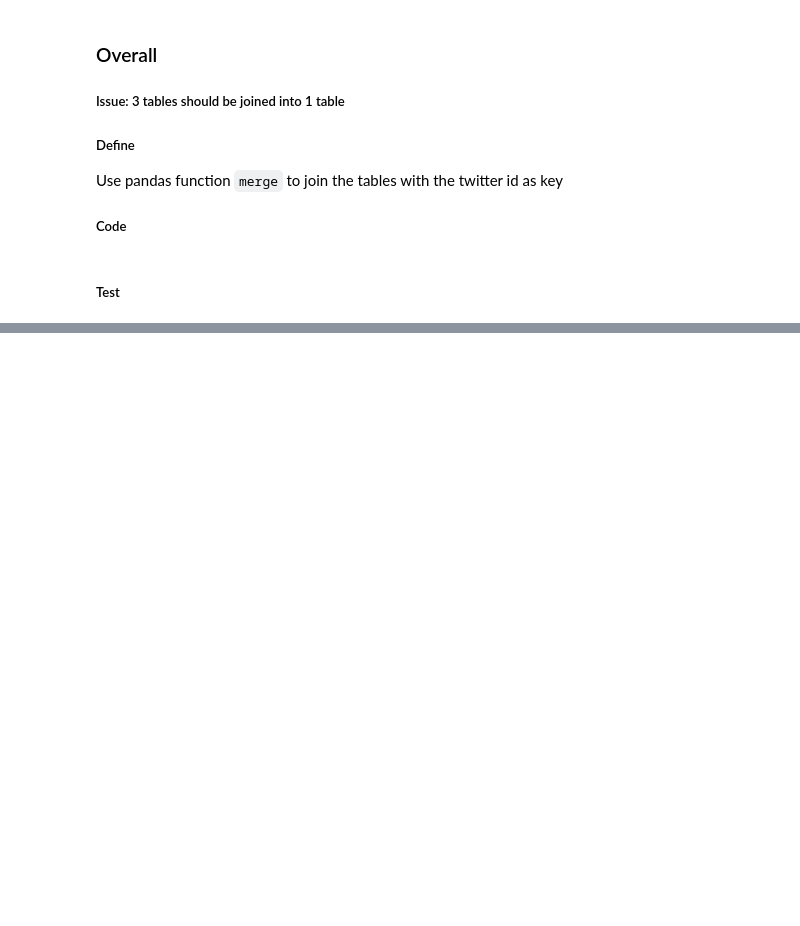
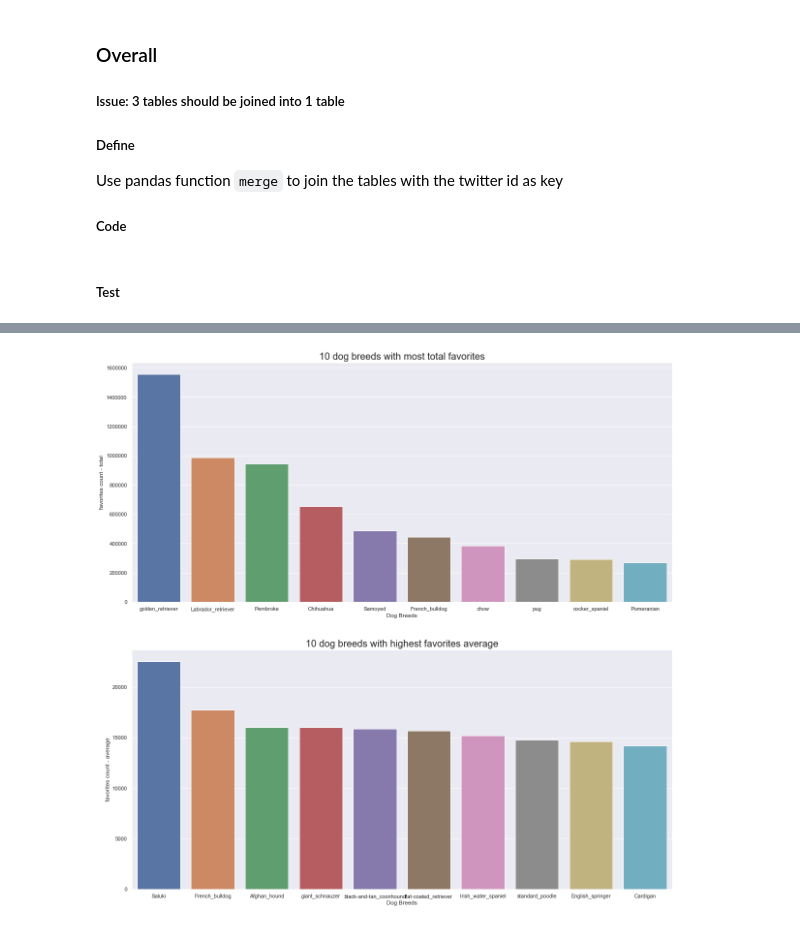
Before and after one commit to normannexo/we_rate_dogs_data_wrangling_project, a Jupyter notebook: wrangle_act.ipynb, the cells around one changed output, grey strips where cells are left out. Drawn from its saved outputs; the diff is of its cells as text; code cells hidden in the pictures; blank space fills up the shorter version.

```diff
--- a/wrangle_act.ipynb
+++ b/wrangle_act.ipynb
@@ -583,0 +574,4 @@ Name: favorite_count, Length: 1945, dtype: int64
+# %%
+# first group the favorite counts and ratings by dog breeds and calculate mean and sum
+df_breed_fav = df_archive_master[df_archive_master.p1_dog == True].groupby('p1').agg({'favorite_count':['mean', 'sum'], 'rating_numerator':'mean'}).reset_index()
+df_breed_fav
@@ -583,0 +593,4 @@ Name: favorite_count, Length: 1945, dtype: int64
+# %%
+# obtain the 10 dog breeds with the hightest sum of likes
+top10_breed_fav_total = df_breed_fav.sort_values(by=('favorite_count', 'sum'), ascending=False).head(10)
+top10_breed_fav_total
@@ -583,0 +610,4 @@ Name: favorite_count, Length: 1945, dtype: int64
+# %%
+# obtain the 10 dog breeds with the hightest average of likes
+top10_breed_fav_mean= df_breed_fav.sort_values(by=('favorite_count', 'mean'), ascending=False).head(10)
+top10_breed_fav_mean
@@ -583,0 +627,14 @@ Name: favorite_count, Length: 1945, dtype: int64
+# %%
+# visualization
+fig, ax = plt.subplots(2,1, figsize=(20,20))
+sns.barplot(top10_breed_fav_total.p1, top10_breed_fav_total['favorite_count','sum'], label='Top 10 breeds on images', ax=ax[0])
+ax[0].set_title('10 dog breeds with most total favorites', fontsize=20)
+ax[0].set_xlabel('Dog Breeds')
+ax[0].set_ylabel('favorites count - total')
+sns.barplot(top10_breed_fav_mean.p1, top10_breed_fav_mean['favorite_count', 'mean'], label='Top 10 breeds on images', ax=ax[1])
+ax[1].set_title('10 dog breeds with highest favorites average', fontsize=20)
+ax[1].set_xlabel('Dog Breeds')
+ax[1].set_ylabel('favorites count - average')
+fig.savefig('img/topbreed_fav.jpg')
+# %% [output]
+[figure, added]
```
Also changed, not shown: parts of 39 cells of this notebook, 3 other files.
